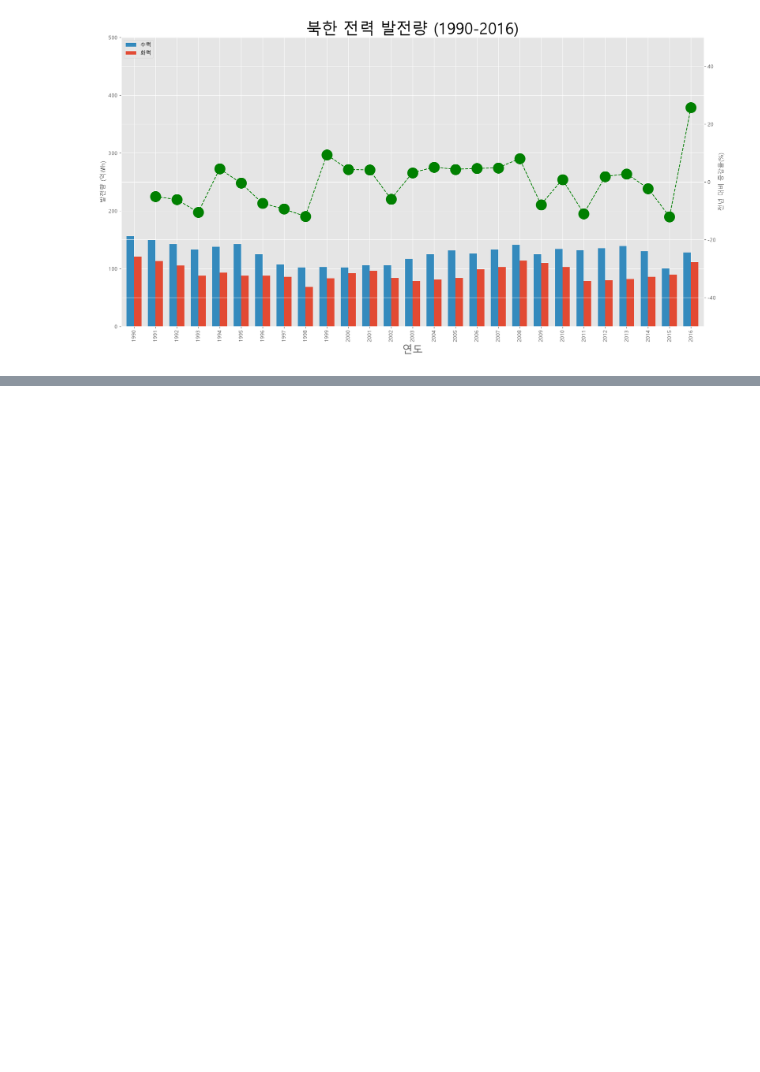
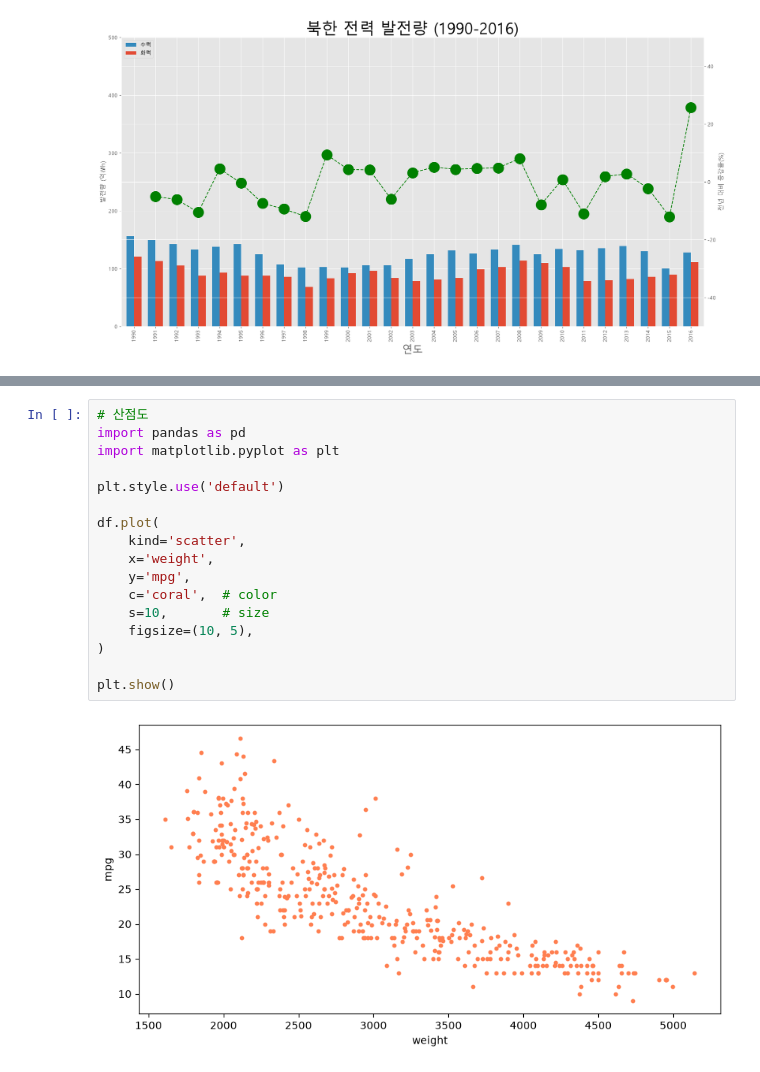
Before and after one commit to ChaeYeongJi/18_data_analytics, a Jupyter notebook: 01_matplotlib.ipynb, the cells around one changed output, grey strips where cells are left out. Drawn from its saved outputs; the diff is of its cells as text; blank space fills up the shorter version.

```diff
--- a/01_matplotlib.ipynb
+++ b/01_matplotlib.ipynb
@@ -773,0 +831,19 @@ plt.show()
+# %%
+# 산점도
+import pandas as pd
+import matplotlib.pyplot as plt
+
+plt.style.use('default')
+
+df.plot(
+    kind='scatter',
+    x='weight',
+    y='mpg',
+    c='coral',  # color
+    s=10,       # size
+    figsize=(10, 5),
+)
+
+plt.show()
+# %% [output]
+[figure, added]
```
Also changed, not shown: parts of 20 cells of this notebook, 1 other file.
